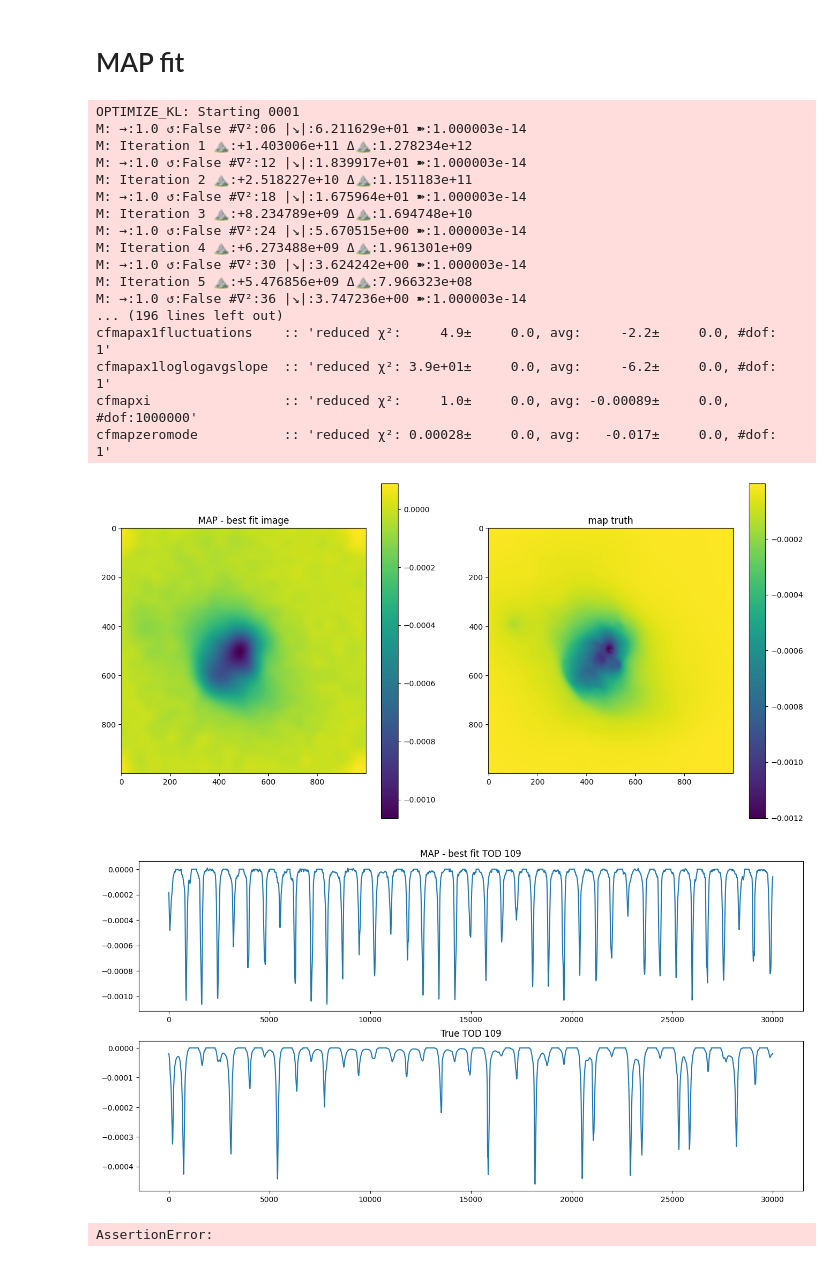
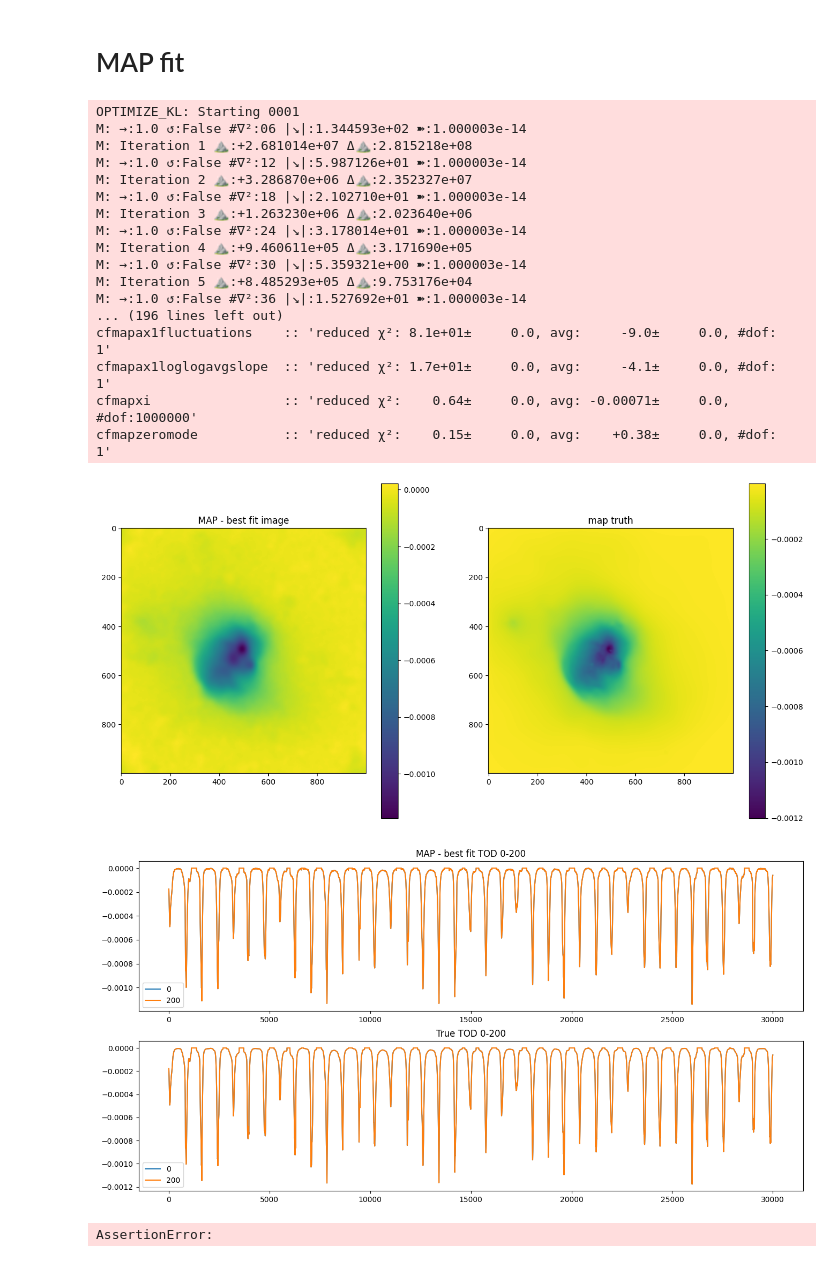
Before and after one commit to jwuerzinger/CMB_denoising, a Jupyter notebook: nifty_maria/nifty_maria_mapsampling.ipynb, the cells around one changed output. Cells and saved outputs as stored; diff of their text form; code cells hidden in the pictures.

Commit message:
TOD fit works but sime-series are identical

```diff
--- a/nifty_maria/nifty_maria_mapsampling.ipynb
+++ b/nifty_maria/nifty_maria_mapsampling.ipynb
@@ -349,12 +349,16 @@ jax_tods = sample_maps(mapdata_truth[0], dx, dy, sim_truthmap.map.resolution, si
 
 fig, axes = plt.subplots(2, 1, figsize=(16, 8))
 
-im0 = axes[0].plot(jax_tods[0])
-axes[0].title.set_text('JAX TOD0')
+for i in [0, 10, 100, 200]:
+    im0 = axes[0].plot(jax_tods[i], label=i)
 
-tods_map = np.float64(tod_truthmap.data.compute())
-im1 = axes[1].plot(tods_map[0])
-axes[1].title.set_text('True TOD0')
+    tods_map = np.float64(tod_truthmap.data.compute())
+    im1 = axes[1].plot(tods_map[i], label=i)
+
+axes[0].title.set_text(f'JAX TOD0-{i}')
+axes[0].legend()
+axes[1].title.set_text(f'True TOD0-{i}')
+axes[1].legend()
 
 plt.show()
 # %% [output]
@@ -386,7 +390,7 @@ signal_response_map = Signal_map(gp_map)
 # Define noise covariance
 # noise_cov_inv = lambda x: 1e-1**-2 * x # 10% noise
 noise_cov_inv_map = lambda x: 1e-4**-2 * x # 10% noise
-noise_cov_inv_tod = lambda x: 1e-6**-2 * x
+noise_cov_inv_tod = lambda x: 1e-4**-2 * x
 noise_cov_inv_tod_simple = lambda x: 1e-6**-2 * x
 
 # Combine in likelihood
@@ -478,22 +482,22 @@ samples, state = jft.optimize_kl(
 )
 # %% [output]
 OPTIMIZE_KL: Starting 0001
-M: →:1.0 ↺:False #∇²:06 |↘|:6.211629e+01 ➽:1.000003e-14
-M: Iteration 1 ⛰:+1.403006e+11 Δ⛰:1.278234e+12
-M: →:1.0 ↺:False #∇²:12 |↘|:1.839917e+01 ➽:1.000003e-14
-M: Iteration 2 ⛰:+2.518227e+10 Δ⛰:1.151183e+11
-M: →:1.0 ↺:False #∇²:18 |↘|:1.675964e+01 ➽:1.000003e-14
-M: Iteration 3 ⛰:+8.234789e+09 Δ⛰:1.694748e+10
-M: →:1.0 ↺:False #∇²:24 |↘|:5.670515e+00 ➽:1.000003e-14
-M: Iteration 4 ⛰:+6.273488e+09 Δ⛰:1.961301e+09
-M: →:1.0 ↺:False #∇²:30 |↘|:3.624242e+00 ➽:1.000003e-14
-M: Iteration 5 ⛰:+5.476856e+09 Δ⛰:7.966323e+08
-M: →:1.0 ↺:False #∇²:36 |↘|:3.747236e+00 ➽:1.000003e-14
+M: →:1.0 ↺:False #∇²:06 |↘|:1.344593e+02 ➽:1.000003e-14
+M: Iteration 1 ⛰:+2.681014e+07 Δ⛰:2.815218e+08
+M: →:1.0 ↺:False #∇²:12 |↘|:5.987126e+01 ➽:1.000003e-14
+M: Iteration 2 ⛰:+3.286870e+06 Δ⛰:2.352327e+07
+M: →:1.0 ↺:False #∇²:18 |↘|:2.102710e+01 ➽:1.000003e-14
+M: Iteration 3 ⛰:+1.263230e+06 Δ⛰:2.023640e+06
+M: →:1.0 ↺:False #∇²:24 |↘|:3.178014e+01 ➽:1.000003e-14
+M: Iteration 4 ⛰:+9.460611e+05 Δ⛰:3.171690e+05
+M: →:1.0 ↺:False #∇²:30 |↘|:5.359321e+00 ➽:1.000003e-14
+M: Iteration 5 ⛰:+8.485293e+05 Δ⛰:9.753176e+04
+M: →:1.0 ↺:False #∇²:36 |↘|:1.527692e+01 ➽:1.000003e-14
 ... (196 lines left out)
-cfmapax1fluctuations    :: 'reduced χ²:     4.9±     0.0, avg:     -2.2±     0.0, #dof:      1'
-cfmapax1loglogavgslope  :: 'reduced χ²: 3.9e+01±     0.0, avg:     -6.2±     0.0, #dof:      1'
-cfmapxi                 :: 'reduced χ²:     1.0±     0.0, avg: -0.00089±     0.0, #dof:1000000'
-cfmapzeromode           :: 'reduced χ²: 0.00028±     0.0, avg:   -0.017±     0.0, #dof:      1'
+cfmapax1fluctuations    :: 'reduced χ²: 8.1e+01±     0.0, avg:     -9.0±     0.0, #dof:      1'
+cfmapax1loglogavgslope  :: 'reduced χ²: 1.7e+01±     0.0, avg:     -4.1±     0.0, #dof:      1'
+cfmapxi                 :: 'reduced χ²:    0.64±     0.0, avg: -0.00071±     0.0, #dof:1000000'
+cfmapzeromode           :: 'reduced χ²:    0.15±     0.0, avg:    +0.38±     0.0, #dof:      1'
 # %%
 # plot maximum of posterior (mode)
 # sig_map = signal_response(samples.pos) # gives time-series
@@ -513,24 +517,27 @@ fig.colorbar(im1)
 
 plt.show()
 # %% [output]
-[figure, old version]
+[figure, new version]
 # %%
 # plot maximum of posterior (mode)
-pred_tods = signal_response_tod(samples.pos) # gives time-series
-# sig_map = gp_map(samples.pos) # when splitting up in different field models
+# pred_tods = signal_response_tod(samples.pos) # gives time-series
+pred_tods = sample_maps(gp_map(samples.pos), dx, dy, sim_truthmap.map.resolution, sim_truthmap.map.x_side, sim_truthmap.map.y_side)
 
 fig, axes = plt.subplots(2, 1, figsize=(16, 8))
 
-im0 = axes[0].plot(pred_tods[109])
-# im0 = axes[0].plot(pred_tods)
-axes[0].title.set_text('MAP - best fit TOD 109')
+for i in [0, 200]:
+    im0 = axes[0].plot(pred_tods[i], label=i)
+    # im1 = axes[1].plot(tods_map[i], label=i)
+    im1 = axes[1].plot(jax_tods[i], label=i)
 
-im1 = axes[1].plot(tods_map[109])
-axes[1].title.set_text('True TOD 109')
+axes[0].title.set_text(f'MAP - best fit TOD 0-{i}')
+axes[0].legend()
+axes[1].title.set_text(f'True TOD 0-{i}')
+axes[1].legend()
 
 plt.show()
 # %% [output]
-[figure, old version]
+[figure, new version]
 # %%
 assert False
 # %% [output]
```
Also changed, not shown: parts of 2 cells of this notebook.
